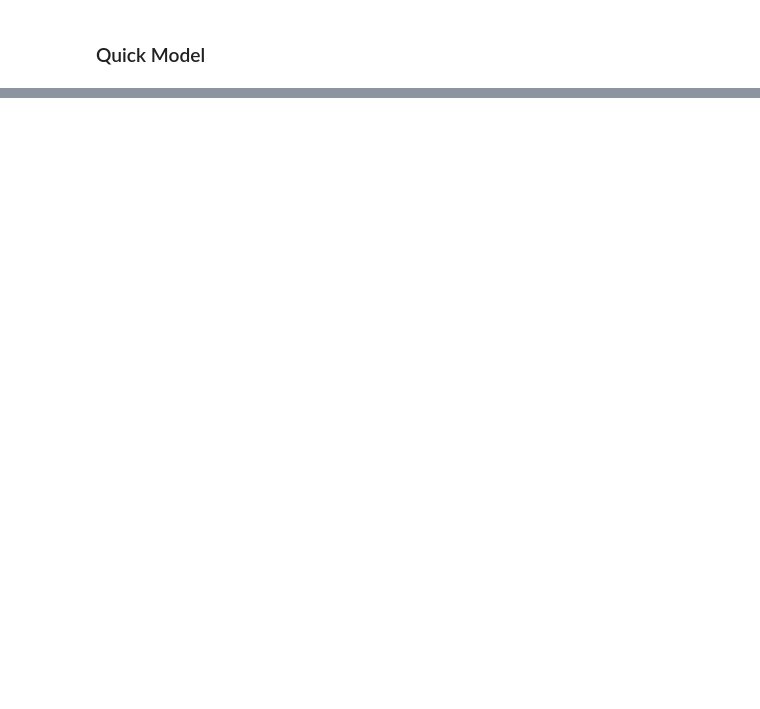
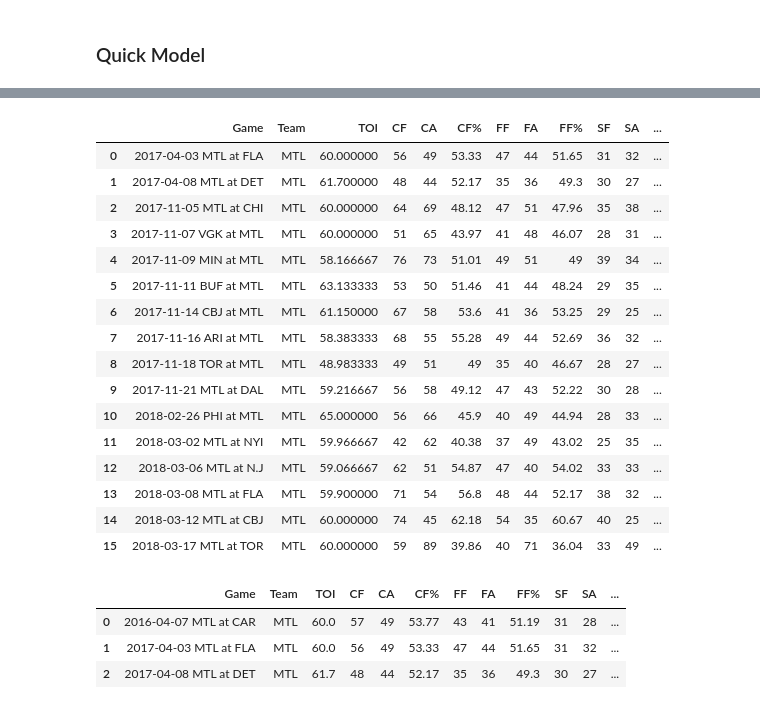
Before and after one commit to gschwaeb/NHL_Game_Prediction, a Jupyter notebook: data_collecting_but_cleaner.ipynb, the cells around one changed output, grey strips where cells are left out. Saved outputs shown, nothing was run; the diff lists cells and outputs as text; code cells hidden in the pictures; blank space fills up the shorter version.

```diff
--- a/data_collecting_but_cleaner.ipynb
+++ b/data_collecting_but_cleaner.ipynb
@@ -462,0 +794,27 @@ X
+# %%
+all_goalies[all_goalies['Name'] == 'Charlie Lindgren']
+# %% [output]
+|  | Game | Team | TOI | CF | CA | CF% | FF | FA | FF% | SF | SA | ... |
+| 0 | 2017-04-03 MTL at FLA | MTL | 60.000000 | 56 | 49 | 53.33 | 47 | 44 | 51.65 | 31 | 32 | ... |
+| 1 | 2017-04-08 MTL at DET | MTL | 61.700000 | 48 | 44 | 52.17 | 35 | 36 | 49.3 | 30 | 27 | ... |
+| 2 | 2017-11-05 MTL at CHI | MTL | 60.000000 | 64 | 69 | 48.12 | 47 | 51 | 47.96 | 35 | 38 | ... |
+| 3 | 2017-11-07 VGK at MTL | MTL | 60.000000 | 51 | 65 | 43.97 | 41 | 48 | 46.07 | 28 | 31 | ... |
+| 4 | 2017-11-09 MIN at MTL | MTL | 58.166667 | 76 | 73 | 51.01 | 49 | 51 | 49 | 39 | 34 | ... |
+| 5 | 2017-11-11 BUF at MTL | MTL | 63.133333 | 53 | 50 | 51.46 | 41 | 44 | 48.24 | 29 | 35 | ... |
+| 6 | 2017-11-14 CBJ at MTL | MTL | 61.150000 | 67 | 58 | 53.6 | 41 | 36 | 53.25 | 29 | 25 | ... |
+| 7 | 2017-11-16 ARI at MTL | MTL | 58.383333 | 68 | 55 | 55.28 | 49 | 44 | 52.69 | 36 | 32 | ... |
+| 8 | 2017-11-18 TOR at MTL | MTL | 48.983333 | 49 | 51 | 49 | 35 | 40 | 46.67 | 28 | 27 | ... |
+| 9 | 2017-11-21 MTL at DAL | MTL | 59.216667 | 56 | 58 | 49.12 | 47 | 43 | 52.22 | 30 | 28 | ... |
+| 10 | 2018-02-26 PHI at MTL | MTL | 65.000000 | 56 | 66 | 45.9 | 40 | 49 | 44.94 | 28 | 33 | ... |
+| 11 | 2018-03-02 MTL at NYI | MTL | 59.966667 | 42 | 62 | 40.38 | 37 | 49 | 43.02 | 25 | 35 | ... |
+| 12 | 2018-03-06 MTL at N.J | MTL | 59.066667 | 62 | 51 | 54.87 | 47 | 40 | 54.02 | 33 | 33 | ... |
+| 13 | 2018-03-08 MTL at FLA | MTL | 59.900000 | 71 | 54 | 56.8 | 48 | 44 | 52.17 | 38 | 32 | ... |
+| 14 | 2018-03-12 MTL at CBJ | MTL | 60.000000 | 74 | 45 | 62.18 | 54 | 35 | 60.67 | 40 | 25 | ... |
+| 15 | 2018-03-17 MTL at TOR | MTL | 60.000000 | 59 | 89 | 39.86 | 40 | 71 | 36.04 | 33 | 49 | ... |
+# %%
+all_goalies[all_goalies['Name'] == 'Charlie Lindgren']
+# %% [output]
+|  | Game | Team | TOI | CF | CA | CF% | FF | FA | FF% | SF | SA | ... |
+| 0 | 2016-04-07 MTL at CAR | MTL | 60.0 | 57 | 49 | 53.77 | 43 | 41 | 51.19 | 31 | 28 | ... |
+| 1 | 2017-04-03 MTL at FLA | MTL | 60.0 | 56 | 49 | 53.33 | 47 | 44 | 51.65 | 31 | 32 | ... |
+| 2 | 2017-04-08 MTL at DET | MTL | 61.7 | 48 | 44 | 52.17 | 35 | 36 | 49.3 | 30 | 27 | ... |
```
Also changed, not shown: parts of 112 cells of this notebook, 1 other file.
